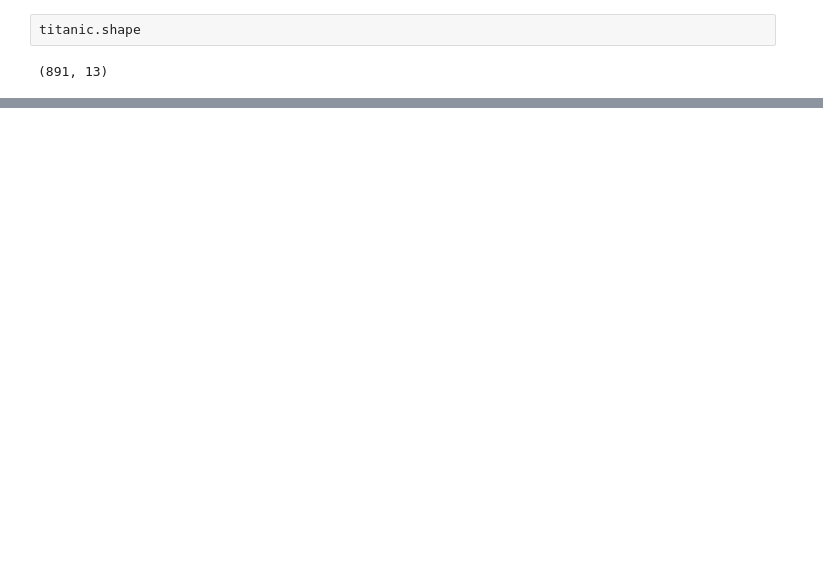
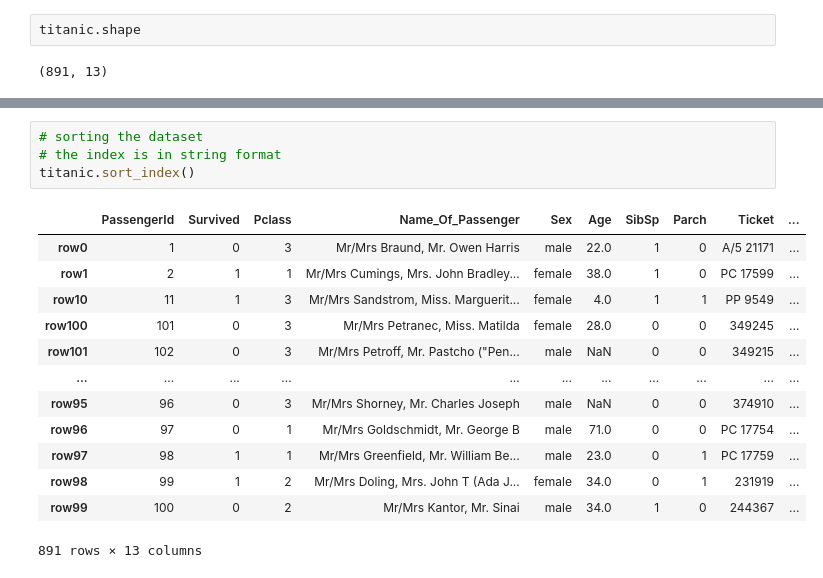
Before and after one commit to pavanbairu/Data-Science, a Jupyter notebook: data science/Datascience_libraries/pandas.ipynb, the cells around one changed output, grey strips where cells are left out. Saved outputs shown, nothing was run; the diff lists cells and outputs as text; blank space fills up the shorter version.

```diff
--- a/data science/Datascience_libraries/pandas.ipynb
+++ b/data science/Datascience_libraries/pandas.ipynb
@@ -544,0 +942,18 @@ titanic.iloc[4:13, 3:13:2]  # 3:13:2 => 3 means 4th column
+# %%
+# sorting the dataset
+# the index is in string format
+titanic.sort_index()
+# %% [output]
+|  | PassengerId | Survived | Pclass | Name_Of_Passenger | Sex | Age | SibSp | Parch | Ticket | ... |
+| row0 | 1 | 0 | 3 | Mr/Mrs Braund, Mr. Owen Harris | male | 22.0 | 1 | 0 | A/5 21171 | ... |
+| row1 | 2 | 1 | 1 | Mr/Mrs Cumings, Mrs. John Bradley... | female | 38.0 | 1 | 0 | PC 17599 | ... |
+| row10 | 11 | 1 | 3 | Mr/Mrs Sandstrom, Miss. Marguerit... | female | 4.0 | 1 | 1 | PP 9549 | ... |
+| row100 | 101 | 0 | 3 | Mr/Mrs Petranec, Miss. Matilda | female | 28.0 | 0 | 0 | 349245 | ... |
+| row101 | 102 | 0 | 3 | Mr/Mrs Petroff, Mr. Pastcho ("Pen... | male | NaN | 0 | 0 | 349215 | ... |
+| ... | ... | ... | ... | ... | ... | ... | ... | ... | ... | ... |
+| row95 | 96 | 0 | 3 | Mr/Mrs Shorney, Mr. Charles Joseph | male | NaN | 0 | 0 | 374910 | ... |
+| row96 | 97 | 0 | 1 | Mr/Mrs Goldschmidt, Mr. George B | male | 71.0 | 0 | 0 | PC 17754 | ... |
+| row97 | 98 | 1 | 1 | Mr/Mrs Greenfield, Mr. William Be... | male | 23.0 | 0 | 1 | PC 17759 | ... |
+| row98 | 99 | 1 | 2 | Mr/Mrs Doling, Mrs. John T (Ada J... | female | 34.0 | 0 | 1 | 231919 | ... |
+| row99 | 100 | 0 | 2 | Mr/Mrs Kantor, Mr. Sinai | male | 34.0 | 1 | 0 | 244367 | ... |
+891 rows × 13 columns
```
Also changed, not shown: parts of 60 cells of this notebook.
